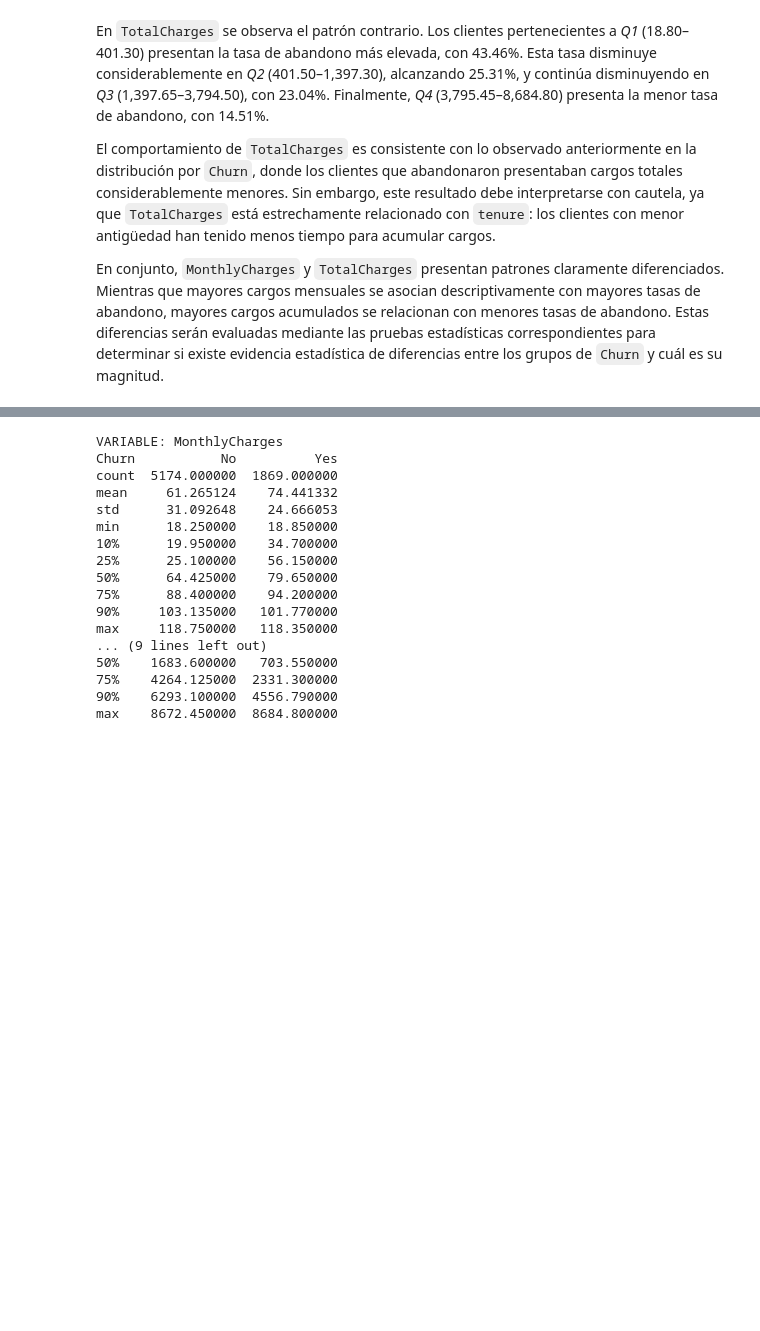
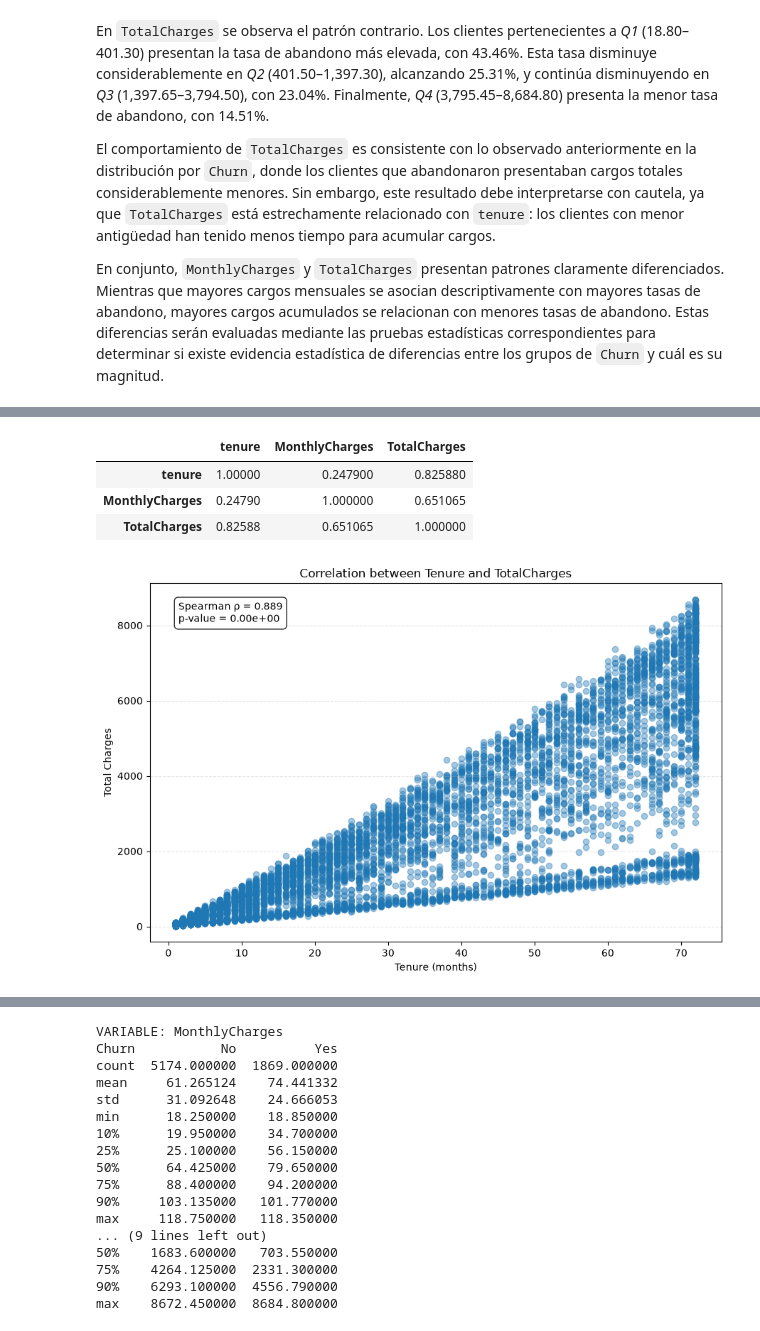
Before and after one commit to josue-rdgzcb/customer-churn-prediction-and-segmentation, a Jupyter notebook: notebooks/01_data_exploration.ipynb, the cells around one changed output, grey strips where cells are left out. Drawn from its saved outputs; the diff is of its cells as text; code cells hidden in the pictures; blank space fills up the shorter version.

```diff
--- a/notebooks/01_data_exploration.ipynb
+++ b/notebooks/01_data_exploration.ipynb
@@ -1039,0 +1103,51 @@ En conjunto, `MonthlyCharges` y `TotalCharges` presentan patrones claramente dif
+# %%
+df[['tenure', 'MonthlyCharges', 'TotalCharges']].corr()
+# %% [output]
+|  | tenure | MonthlyCharges | TotalCharges |
+| tenure | 1.00000 | 0.247900 | 0.825880 |
+| MonthlyCharges | 0.24790 | 1.000000 | 0.651065 |
+| TotalCharges | 0.82588 | 0.651065 | 1.000000 |
+# %%
+from scipy.stats import spearmanr
+import matplotlib.pyplot as plt
+
+# Remove missing values from the variables being analyzed
+correlation_data = df[["tenure", "TotalCharges"]].dropna()
+
+# Calculate Spearman correlation
+correlation, p_value = spearmanr(
+    correlation_data["tenure"],
+    correlation_data["TotalCharges"]
+)
+
+# Create scatter plot
+plt.figure(figsize=(9, 6))
+
+plt.scatter(
+    correlation_data["tenure"],
+    correlation_data["TotalCharges"],
+    alpha=0.4
+)
+
+# Add correlation and p-value to the plot
+plt.text(
+    0.05,
+    0.95,
+    f"Spearman ρ = {correlation:.3f}\n"
+    f"p-value = {p_value:.2e}",
+    transform=plt.gca().transAxes,
+    verticalalignment="top",
+    bbox=dict(boxstyle="round,pad=0.4", facecolor="white", alpha=0.85)
+)
+
+# Format plot
+plt.title("Correlation between Tenure and TotalCharges")
+plt.xlabel("Tenure (months)")
+plt.ylabel("Total Charges")
+
+plt.grid(axis="y", linestyle="--", alpha=0.3)
+
+plt.tight_layout()
+plt.show()
+# %% [output]
+[figure, added]
```
Also changed, not shown: parts of 13 cells of this notebook.
